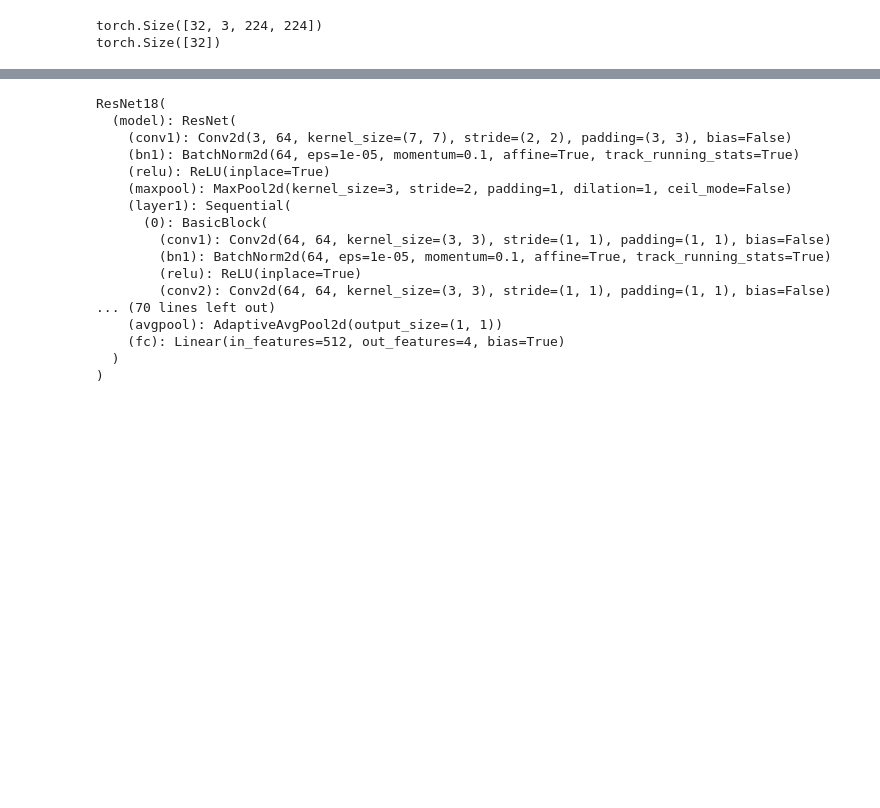
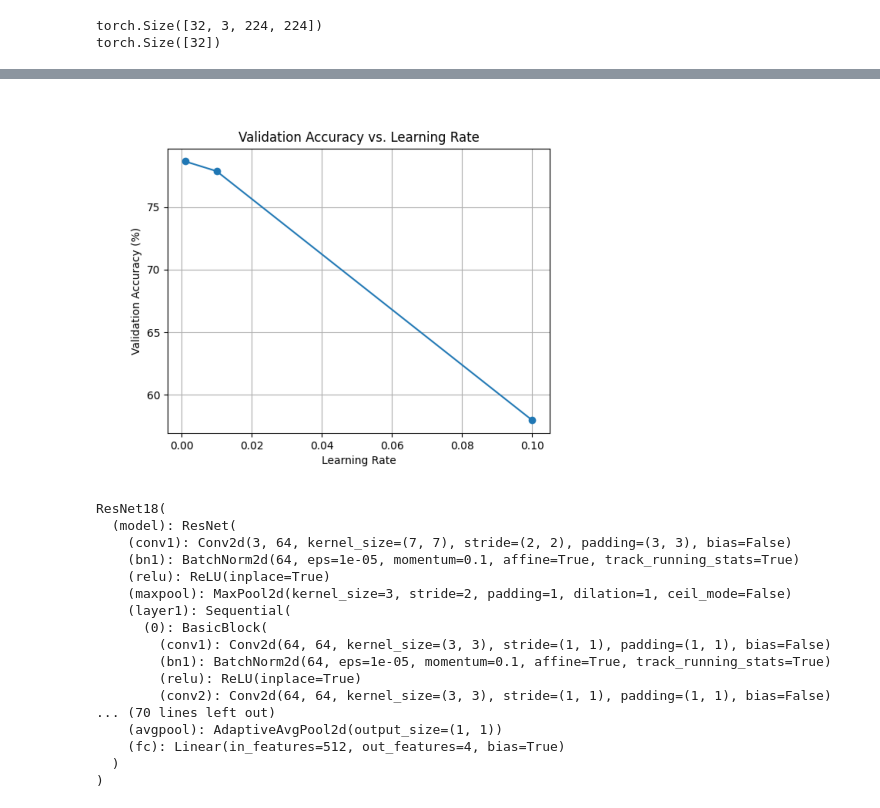
Before and after one commit to s-sajid/garbage-classifier, a Jupyter notebook: garbage_classifier.ipynb, the cells around one changed output, grey strips where cells are left out. Cells and saved outputs as stored; diff of their text form; code cells hidden in the pictures; blank space fills up the shorter version.

```diff
--- a/garbage_classifier.ipynb
+++ b/garbage_classifier.ipynb
@@ -233,6 +233,82 @@ class ResNet18(nn.Module):
     def forward(self, x):
         # Forward pass through the model.
         return self.model(x)
+# %%
+'''
+This is a grid-search  to determine the optimal hyper-parameters, however,
+this was computationally expensive and took a long time to run.
+
+Ideally, we would do this for all out hyperparameters, but this example only
+covers the learning rate.
+
+The code is commented out for simplicity.
+The graph that was obtained earlier will be displayed below for reference.
+'''
+
+# # Define the range of learning rates for grid search
+# learning_rates = [0.001, 0.01, 0.1]
+# validation_accuracies = []
+
+# best_accuracy = 0
+# best_learning_rate = 0
+# nepochs = 20
+
+# # Perform grid search over learning rates and store validation accuracies
+# for lr in learning_rates:
+#     print(f"Training with learning rate: {lr}")
+
+#     # Define the model, criterion, optimizer, and scheduler with current learning rate
+#     net = ResNet18(4)
+#     net.to(device)
+#     criterion = nn.CrossEntropyLoss()
+#     optimizer = optim.SGD(net.parameters(), lr=lr, momentum=0.9, weight_decay=0.0001)
+#     scheduler = ExponentialLR(optimizer, gamma=0.9)
+
+#     # Train the model
+#     for epoch in range(nepochs):
+#         train_loss = 0.0
+#         for i, data in enumerate(trainloader, 0):
+#             inputs, labels = data[0].to(device), data[1].to(device)
+#             optimizer.zero_grad()
+#             outputs = net(inputs)
+#             loss = criterion(outputs, labels)
+#             loss.backward()
+#             optimizer.step()
+#             train_loss += loss.item()
+#         scheduler.step()
+
+#     # Evaluate the model on the validation set
+#     correct = 0
+#     total = 0
+#     with torch.no_grad():
+#         for data in valloader:
+#             inputs, labels = data[0].to(device), data[1].to(device)
+#             outputs = net(inputs)
+#             _, predicted = torch.max(outputs.data, 1)
+#             total += labels.size(0)
+#             correct += (predicted == labels).sum().item()
+
+#     accuracy = 100 * correct / total
+#     validation_accuracies.append(accuracy)
+
+# print("Grid search complete.")
+
+# # Plot validation accuracy vs. learning rate
+# plt.plot(learning_rates, validation_accuracies, marker='o')
+# plt.xlabel('Learning Rate')
+# plt.ylabel('Validation Accuracy (%)')
+# plt.title('Validation Accuracy vs. Learning Rate')
+# plt.grid(True)
+# plt.savefig('validation_accuracy_vs_learning_rate.png')
+# plt.close()
+
+import matplotlib.image as mpimg
+img = mpimg.imread('validation_accuracy_vs_learning_rate.png')
+plt.imshow(img)
+plt.axis('off')
+plt.show()
+# %% [output]
+[figure, added]
 # %%
 # Initialize the model.
 net = ResNet18(4)
```
Also changed, not shown: parts of 10 cells of this notebook.
